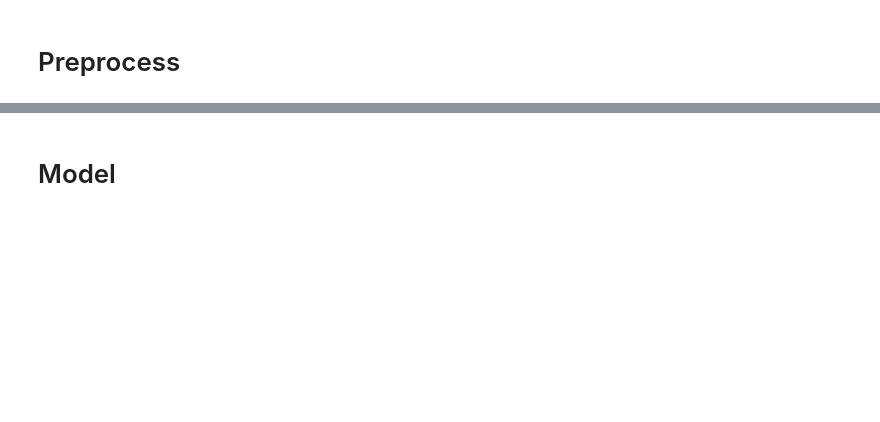
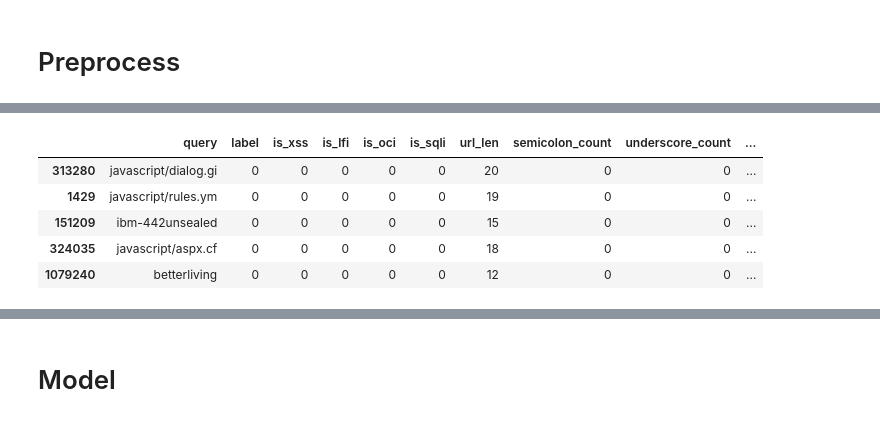
Before and after one commit to thealper2/AISECLAB-cyber-inspector, a Jupyter notebook: website/notebooks/notebook.ipynb, the cells around one changed output, grey strips where cells are left out. Cells and saved outputs as stored; diff of their text form; code cells hidden in the pictures; blank space fills up the shorter version.

```diff
--- a/website/notebooks/notebook.ipynb
+++ b/website/notebooks/notebook.ipynb
@@ -159,3 +325,12 @@ df["delim_count"] = df["query"].apply(delimitercount)
+# %%
+df.sample(5)
+# %% [output]
+|  | query | label | is_xss | is_lfi | is_oci | is_sqli | url_len | semicolon_count | underscore_count | ... |
+| 313280 | javascript/dialog.gi | 0 | 0 | 0 | 0 | 0 | 20 | 0 | 0 | ... |
+| 1429 | javascript/rules.ym | 0 | 0 | 0 | 0 | 0 | 19 | 0 | 0 | ... |
+| 151209 | ibm-442unsealed | 0 | 0 | 0 | 0 | 0 | 15 | 0 | 0 | ... |
+| 324035 | javascript/aspx.cf | 0 | 0 | 0 | 0 | 0 | 18 | 0 | 0 | ... |
+| 1079240 | betterliving | 0 | 0 | 0 | 0 | 0 | 12 | 0 | 0 | ... |
 # %%
 df.head()
 # %%
```
Also changed, not shown: parts of 111 cells of this notebook.
